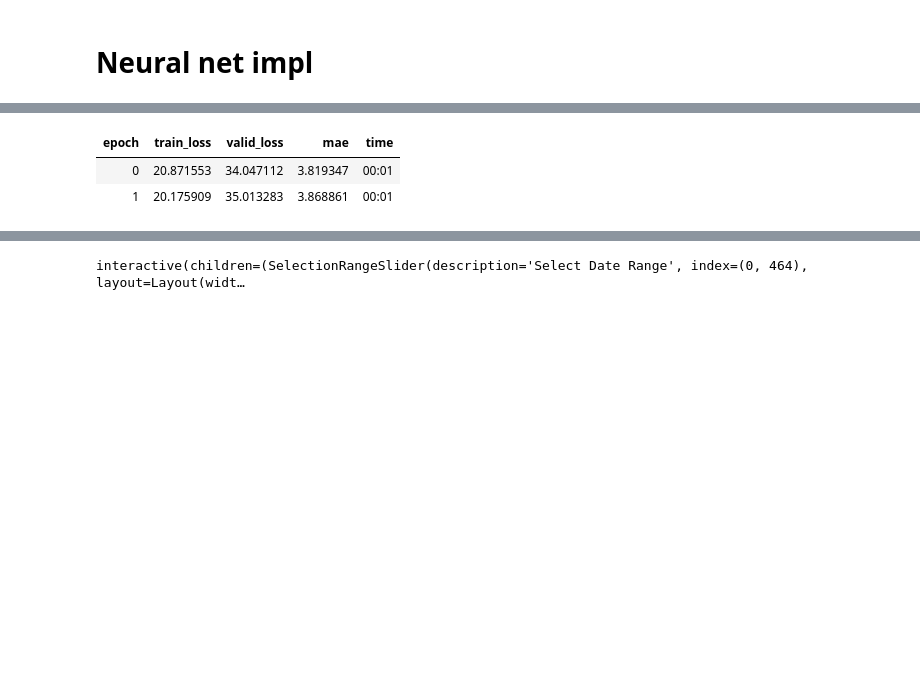
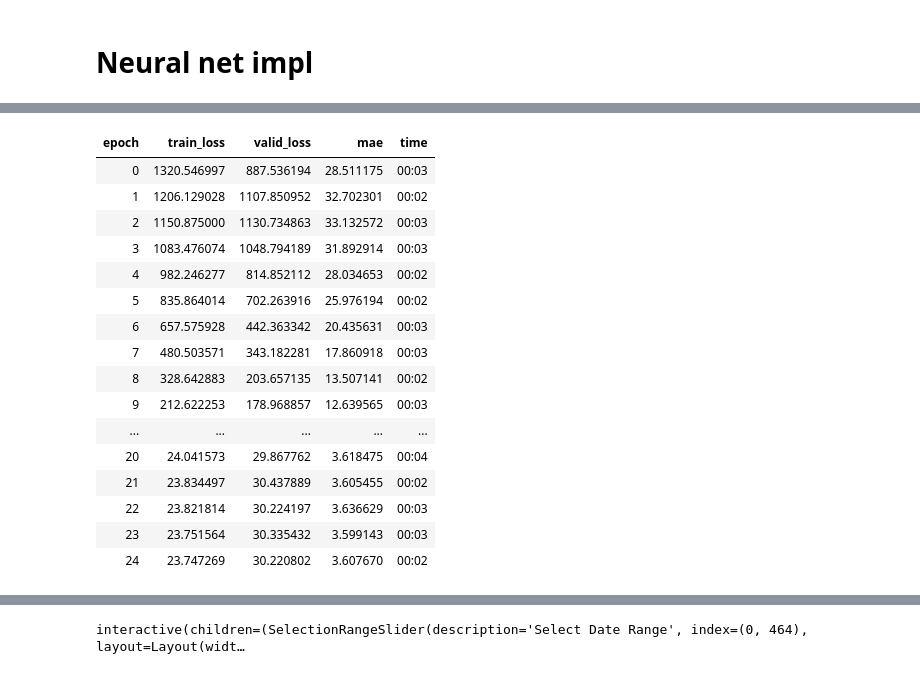
Before and after one commit to Magellol/montreal-aqi-predictions, a Jupyter notebook: index.ipynb, the cells around one changed output, grey strips where cells are left out. Drawn from its saved outputs; the diff is of its cells as text; code cells hidden in the pictures; blank space fills up the shorter version.

```diff
--- a/index.ipynb
+++ b/index.ipynb
@@ -291,7 +273,7 @@ len(merged.loc[train_idxs]), len(valid_idxs)
 # %% [output]
 (82536, 13896)
 # %%
-dls = TabularPandas(
+to = TabularPandas(
   merged,
   procs=[Categorify, Normalize],
   cat_names=['weekday', 'hour', 'month', 'day'],
@@ -299,7 +281,9 @@ dls = TabularPandas(
   y_names=['valeur'],
   splits=(train_idxs, valid_idxs),
   y_block=RegressionBlock()
-).dataloaders(bs=1024)
+)
+
+dls = to.dataloaders(bs=1024)
 
 dls.show_batch()
 # %% [output]
@@ -317,7 +301,7 @@ dls.show_batch()
 # %% [markdown]
 # Neural net impl
 # %%
-learn = tabular_learner(dls, metrics=mae, layers=[50, 50])
+learn = tabular_learner(dls, metrics=mae, layers=[500, 250], y_range=(0, 102))
 # %%
 learn.lr_find(suggest_funcs=[valley, slide])
 # %% [output]
@@ -327,9 +311,23 @@ SuggestedLRs(valley=0.02290867641568184, slide=5.248074739938602e-05)
 # %%
-learn.fit_one_cycle(2, 0.001)
+learn.fit_one_cycle(25, 0.0001)
 # %% [output]
 | epoch | train_loss | valid_loss | mae | time |
-| 0 | 20.871553 | 34.047112 | 3.819347 | 00:01 |
-| 1 | 20.175909 | 35.013283 | 3.868861 | 00:01 |
+| 0 | 1320.546997 | 887.536194 | 28.511175 | 00:03 |
+| 1 | 1206.129028 | 1107.850952 | 32.702301 | 00:02 |
+| 2 | 1150.875000 | 1130.734863 | 33.132572 | 00:03 |
+| 3 | 1083.476074 | 1048.794189 | 31.892914 | 00:03 |
+| 4 | 982.246277 | 814.852112 | 28.034653 | 00:02 |
+| 5 | 835.864014 | 702.263916 | 25.976194 | 00:02 |
+| 6 | 657.575928 | 442.363342 | 20.435631 | 00:03 |
+| 7 | 480.503571 | 343.182281 | 17.860918 | 00:03 |
+| 8 | 328.642883 | 203.657135 | 13.507141 | 00:02 |
+| 9 | 212.622253 | 178.968857 | 12.639565 | 00:03 |
+| ... | ... | ... | ... | ... |
+| 20 | 24.041573 | 29.867762 | 3.618475 | 00:04 |
+| 21 | 23.834497 | 30.437889 | 3.605455 | 00:02 |
+| 22 | 23.821814 | 30.224197 | 3.636629 | 00:03 |
+| 23 | 23.751564 | 30.335432 | 3.599143 | 00:03 |
+| 24 | 23.747269 | 30.220802 | 3.607670 | 00:02 |
 # %%
 def mk_analysis_df(df, preds):
   return pd.DataFrame({'datetime': df['datetime'],
```
Also changed, not shown: parts of 7 cells of this notebook.
